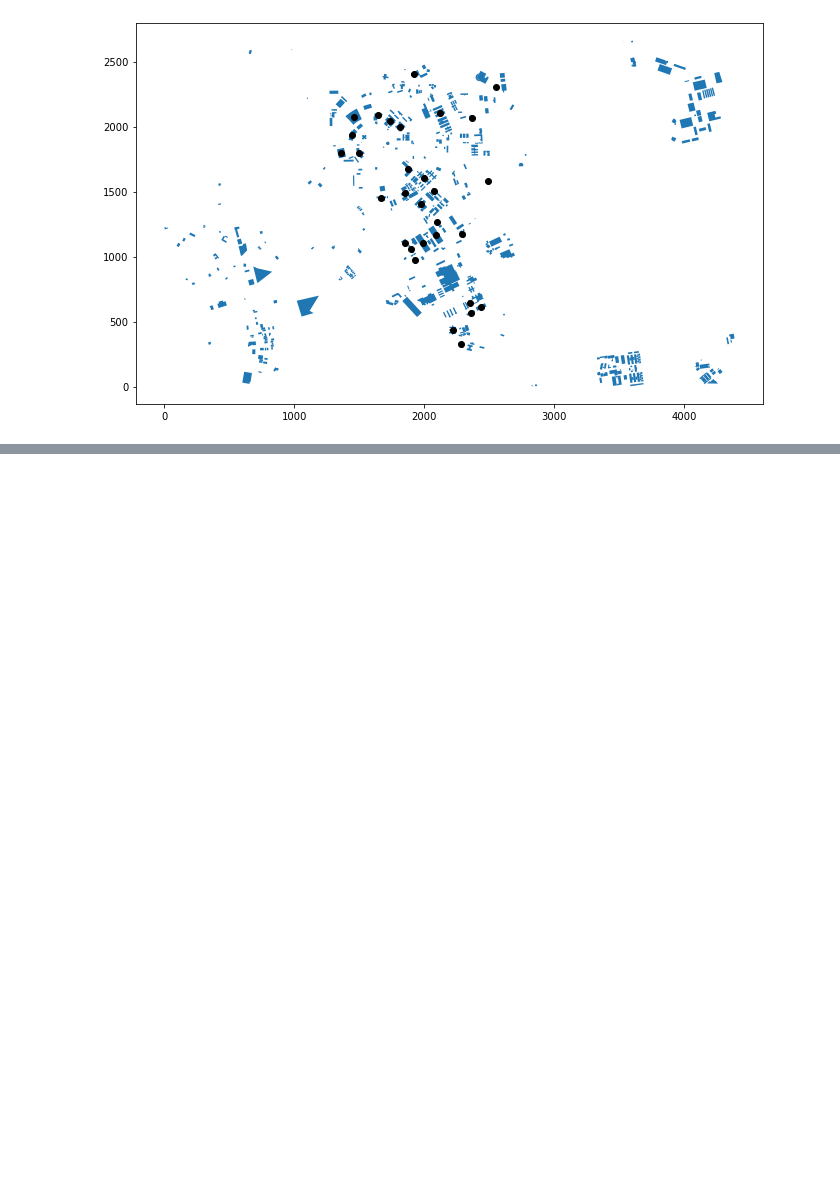
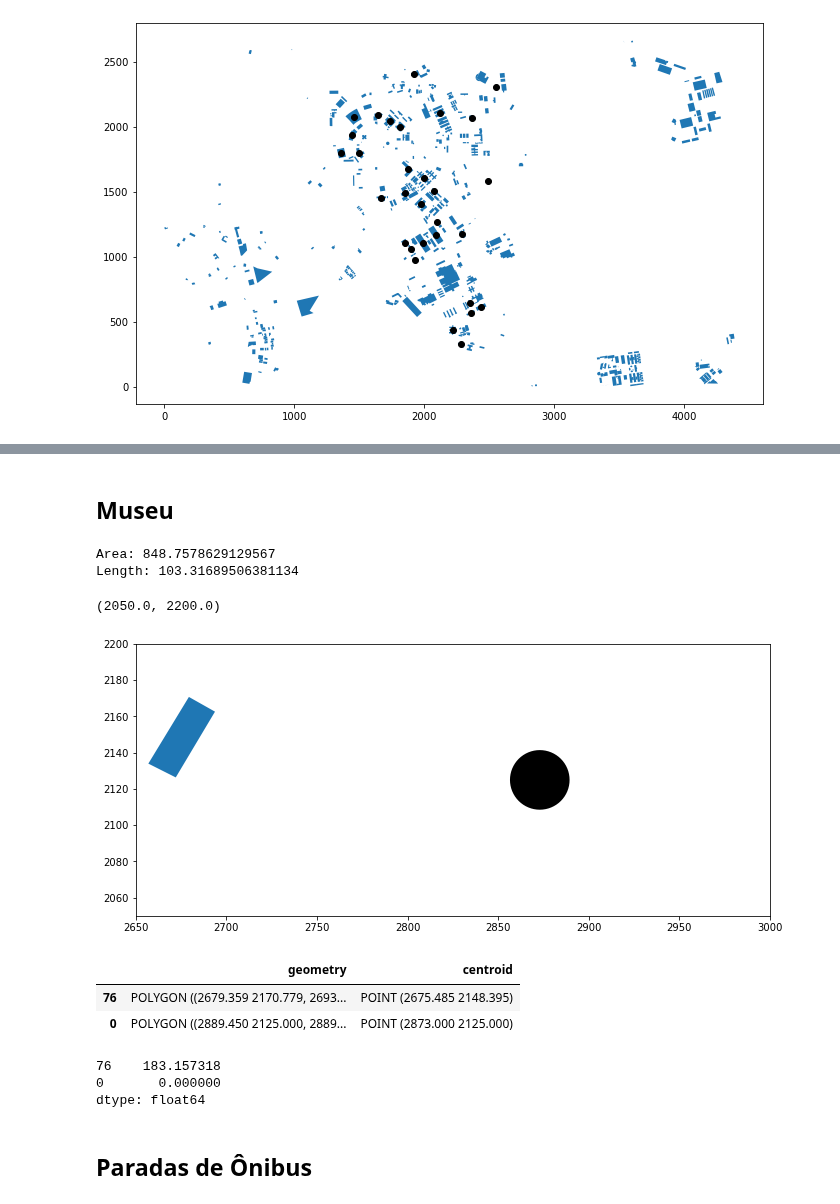
Before and after one commit to wasp-lahis/ns3-bmap, a Jupyter notebook: NS3/obstacle_exp/create-unicamp-datasets.ipynb, the cells around one changed output, grey strips where cells are left out. Drawn from its saved outputs; the diff is of its cells as text; code cells hidden in the pictures; blank space fills up the shorter version.

```diff
--- a/NS3/obstacle_exp/create-unicamp-datasets.ipynb
+++ b/NS3/obstacle_exp/create-unicamp-datasets.ipynb
@@ -758,0 +729,49 @@ node_pos_df.head()
+# %% [markdown]
+## Museu
+# %%
+# ----- CRIANDO SHAPE DO MUSEU
+from shapely.geometry import Point
+
+circle = Point(2873, 2125).buffer(16.45)  # type(circle) = polygon
+
+print("Area:", circle.area)
+print("Length:", circle.length)
+# %% [output]
+Area: 848.7578629129567
+Length: 103.31689506381134
+# %%
+# -----PLOT DE MAPA NORMALIZADO E SHAPE DO MUSEU
+
+ax = mapa_normalizado['geometry'].plot(figsize=(12, 5))
+circle_df = gpd.GeoDataFrame(columns=["geometry"])
+circle_df.loc[0, 'geometry'] = circle
+circle_df.plot(ax=ax, color="black")
+
+# para ampliar area mudar param. de set_xlim e set_ylim
+minx, miny, maxx, maxy = mapa_normalizado.total_bounds
+ax.set_xlim(2650, 3000)
+ax.set_ylim(2050, 2200)
+# %% [output]
+(2050.0, 2200.0)
+[figure, added]
+# %%
+# ----- Criação de Geodataframe para o calculo de distancia entre centroids do Museu e predio de referência (Inova)
+points_df = gpd.GeoDataFrame(columns=["geometry"])
+points_df.loc[:, 'geometry'] = mapa_normalizado.query('osm_id ==' + str(386834061))['geometry'] # invova
+points_df.loc[0, 'geometry'] = circle
+
+points_df['centroid'] = points_df["geometry"].centroid
+points_df
+# %% [output]
+|  | geometry | centroid |
+| 76 | POLYGON ((2679.359 2170.779, 2693... | POINT (2675.485 2148.395) |
+| 0 | POLYGON ((2889.450 2125.000, 2889... | POINT (2873.000 2125.000) |
+# %%
+# Cálculo de Distância
+points_df.distance(circle.centroid)
+# %% [output]
+76    183.157318
+0       0.000000
+dtype: float64
+# %% [markdown]
+## Paradas de Ônibus
```
Also changed, not shown: parts of 14 cells of this notebook, 5 other files.
